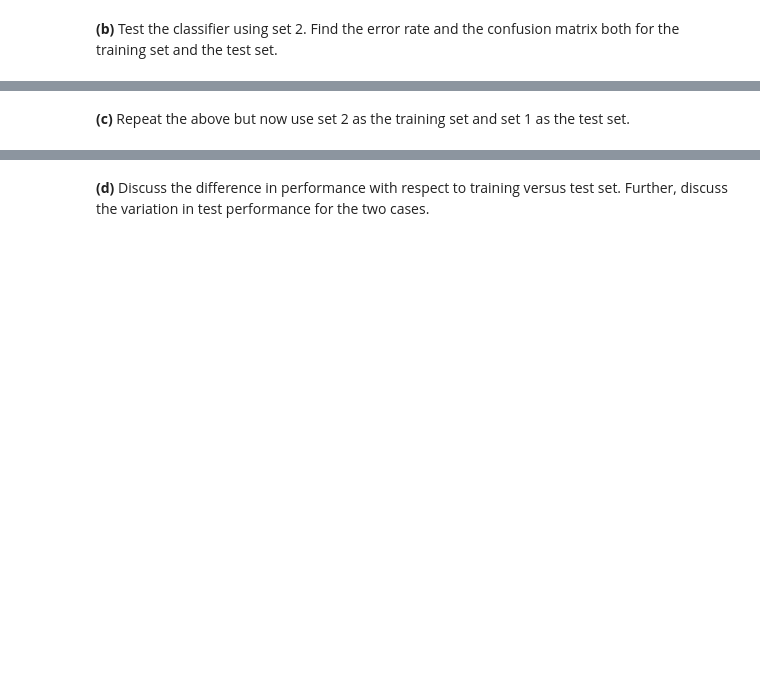
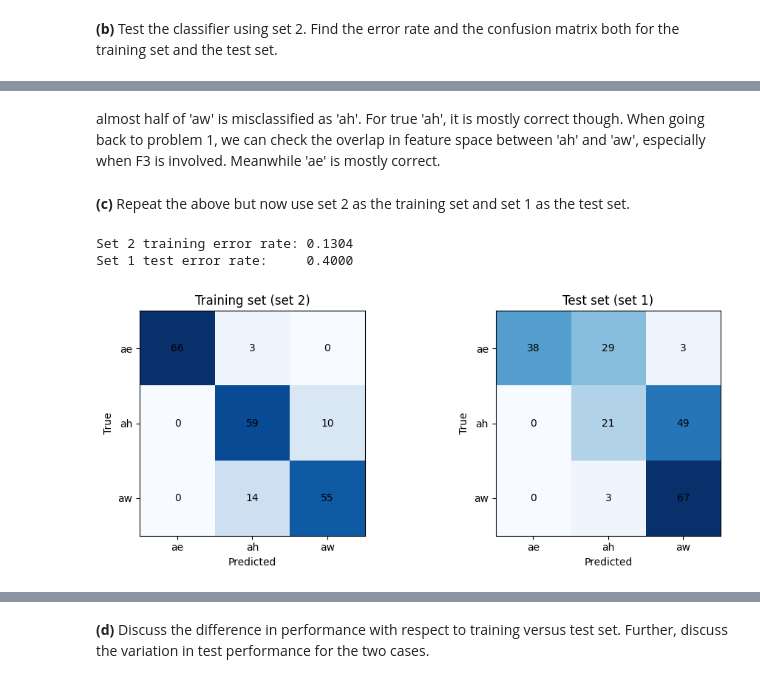
Before and after one commit to johnnynogo/TTT4275_EDC, a Jupyter notebook: assignments/assignment_5_Classification_II.ipynb, the cells around one changed output, grey strips where cells are left out. Drawn from its saved outputs; the diff is of its cells as text; code cells hidden in the pictures; blank space fills up the shorter version.

Commit message:
finished last assignment in EDC, assignment 5

```diff
--- a/assignments/assignment_5_Classification_II.ipynb
+++ b/assignments/assignment_5_Classification_II.ipynb
@@ -27,2 +212,45 @@ __(b)__  Test the classifier using set 2. Find the error rate and the confusion
+# %% [markdown]
+almost half of 'aw' is misclassified as 'ah'. For true 'ah', it is mostly correct though. When going back to problem 1, we can check the overlap in feature space between 'ah' and 'aw', especially when F3 is involved. Meanwhile 'ae' is mostly correct.
 # %% [markdown]
 __(c)__ Repeat the above but now use set 2 as the training set and set 1 as the test set.
+# %%
+# Train on set 2 (last 69 samples)
+train_ae_s2 = np.column_stack([s2_ae[3].values, s2_ae[4].values, s2_ae[5].values])
+train_ah_s2 = np.column_stack([s2_ah[3].values, s2_ah[4].values, s2_ah[5].values])
+train_aw_s2 = np.column_stack([s2_aw[3].values, s2_aw[4].values, s2_aw[5].values])
+
+# Build models from set 2
+models_s2 = {}
+for vowel, data in [('ae', train_ae_s2), ('ah', train_ah_s2), ('aw', train_aw_s2)]:
+    models_s2[vowel] = {
+        'mean': np.mean(data, axis=0),
+        'cov':  np.cov(data, rowvar=False)
+    }
+
+# Evaluate on training set (set 2) and test set (set 1)
+train_s2_data = {'ae': train_ae_s2, 'ah': train_ah_s2, 'aw': train_aw_s2}
+test_s2_data  = {'ae': train_ae,    'ah': train_ah,    'aw': train_aw}   # set 1 is now the test set
+
+train_s2_conf, train_s2_err = evaluate(train_s2_data, models_s2)
+test_s2_conf,  test_s2_err  = evaluate(test_s2_data,  models_s2)
+
+print(f"Set 2 training error rate: {train_s2_err:.4f}")
+print(f"Set 1 test error rate:     {test_s2_err:.4f}")
+
+# Plot
+fig, axes = plt.subplots(1, 2, figsize=(10, 4))
+for ax, conf, title in zip(axes, [train_s2_conf, test_s2_conf], ['Training set (set 2)', 'Test set (set 1)']):
+    im = ax.imshow(conf, cmap='Blues')
+    for i in range(3):
+        for j in range(3):
+            ax.text(j, i, conf[i,j], ha='center', va='center')
+    ax.set_xticks([0,1,2]); ax.set_xticklabels(['ae','ah','aw'])
+    ax.set_yticks([0,1,2]); ax.set_yticklabels(['ae','ah','aw'])
+    ax.set_xlabel('Predicted'); ax.set_ylabel('True')
+    ax.set_title(title)
+plt.tight_layout()
+plt.show()
+# %% [output]
+Set 2 training error rate: 0.1304
+Set 1 test error rate:     0.4000
+[figure, added]
```
Also changed, not shown: parts of 14 cells of this notebook.
